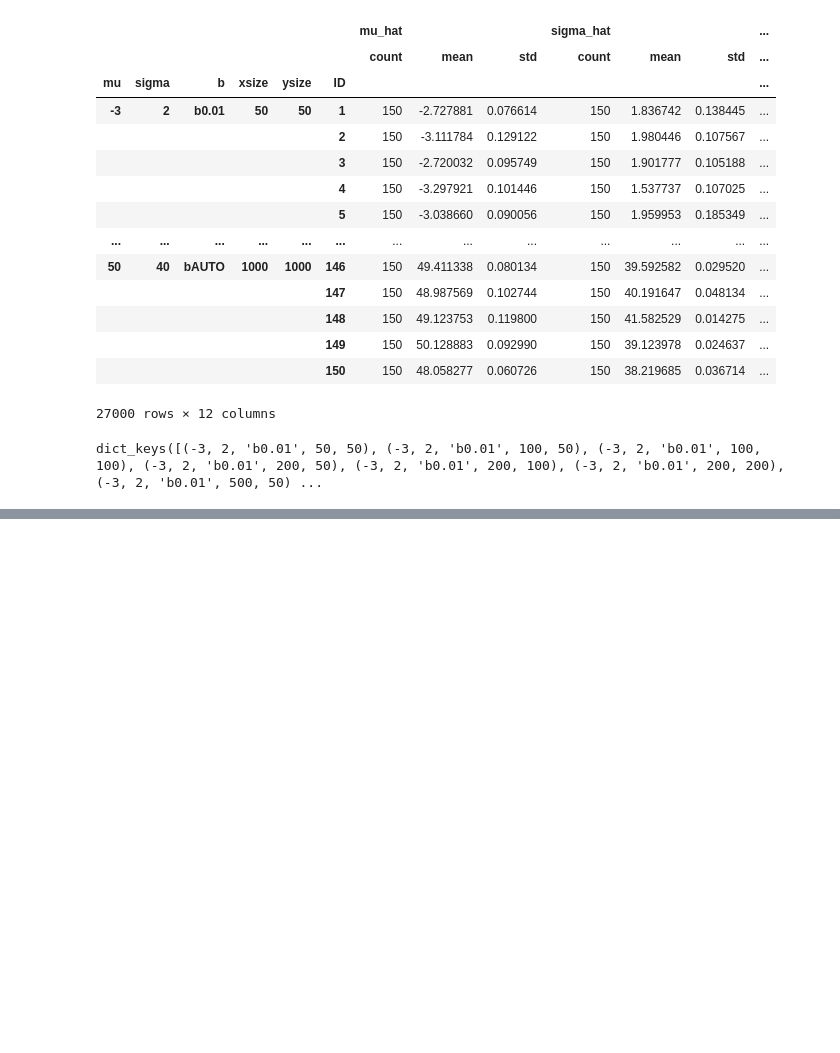
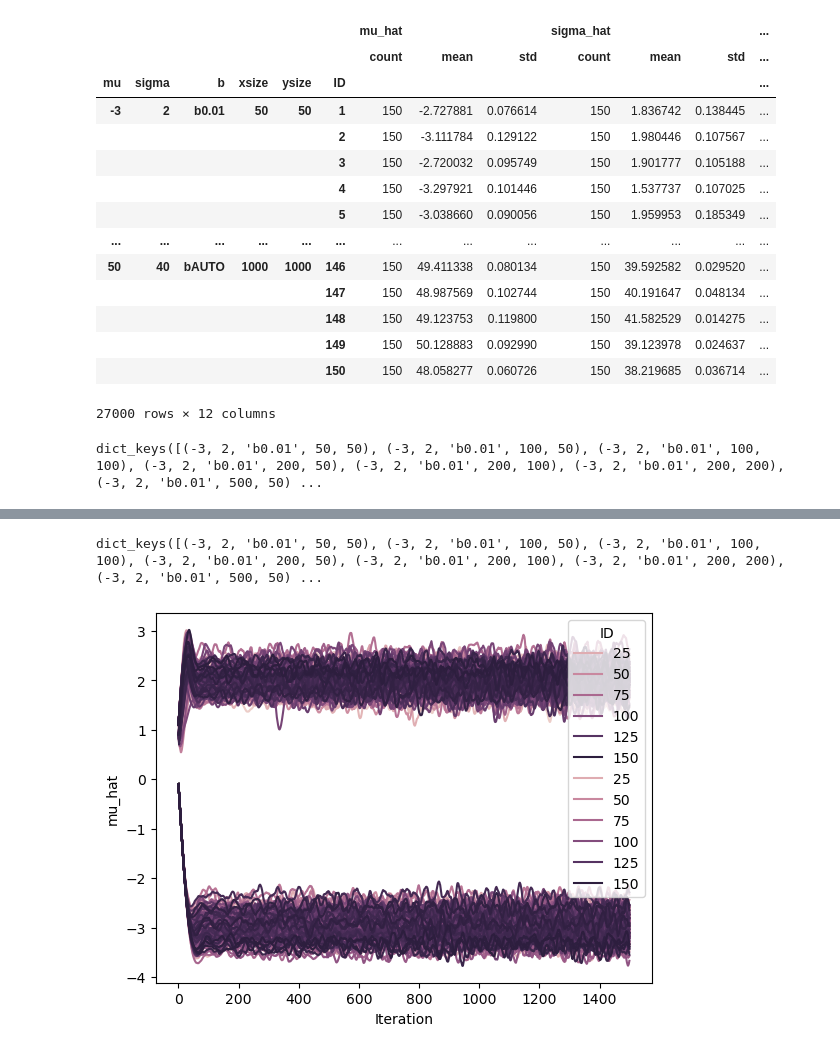
Before and after one commit to GiantDwarf42/master_thesis2, a Jupyter notebook: Gaussian_Data_Analysis.ipynb, the cells around one changed output, grey strips where cells are left out. Drawn from its saved outputs; the diff is of its cells as text; code cells hidden in the pictures; blank space fills up the shorter version.

Commit message:
wrote code for convergence charts

```diff
--- a/Gaussian_Data_Analysis.ipynb
+++ b/Gaussian_Data_Analysis.ipynb
@@ -285,0 +255,3 @@ Name: mu, Length: 150, dtype: int32
+# %%
+df = df.reset_index(drop=True)
+df
@@ -285,0 +278,4 @@ Name: mu, Length: 150, dtype: int32
+# %%
+number_iterations = 1500
+df = pd.concat([df, pd.DataFrame.from_dict({"Iteration": np.tile(np.arange(number_iterations),int(df.shape[0]/number_iterations))})], axis=1)
+df
@@ -285,0 +296,21 @@ Name: mu, Length: 150, dtype: int32
+# %%
+param_combinations = df.groupby(["mu", "sigma", "b", "xsize", "ysize"]).groups.keys()
+param_combinations
+# %% [output]
+dict_keys([(-3, 2, 'b0.01', 50, 50), (-3, 2, 'b0.01', 100, 50), (-3, 2, 'b0.01', 100, 100), (-3, 2, 'b0.01', 200, 50), (-3, 2, 'b0.01', 200, 100), (-3, 2, 'b0.01', 200, 200), (-3, 2, 'b0.01', 500, 50) ...
+# %%
+# go through the different simulation runs => 180
+for mu, sigma, b, xsize, ysize in param_combinations:
+
+	simulations_df = df[(df["mu"]==mu) & (df["sigma"]==sigma)
+		     & (df["b"]==b) & (df["xsize"]==xsize) & (df["ysize"]==ysize)]
+
+
+	melted = simulations_df.melt(id_vars=)
+	sns.lineplot(data=simulations_df, x="Iteration", y="mu_hat", hue="ID")
+	sns.lineplot(data=simulations_df, x="Iteration", y="sigma_hat", hue="ID")
+
+
+	break
+# %% [output]
+[figure, added]
```
Also changed, not shown: parts of 13 cells of this notebook.
